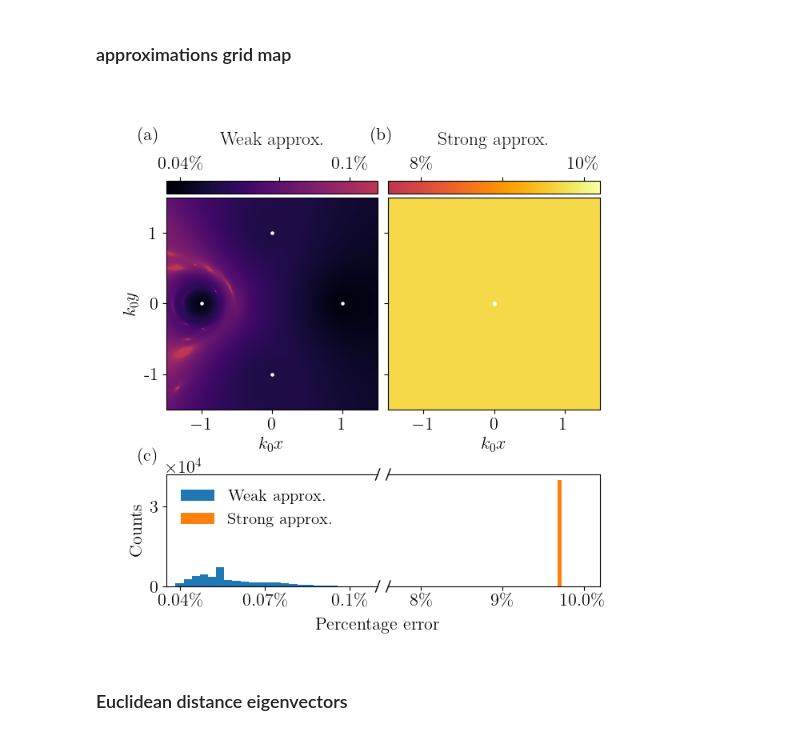
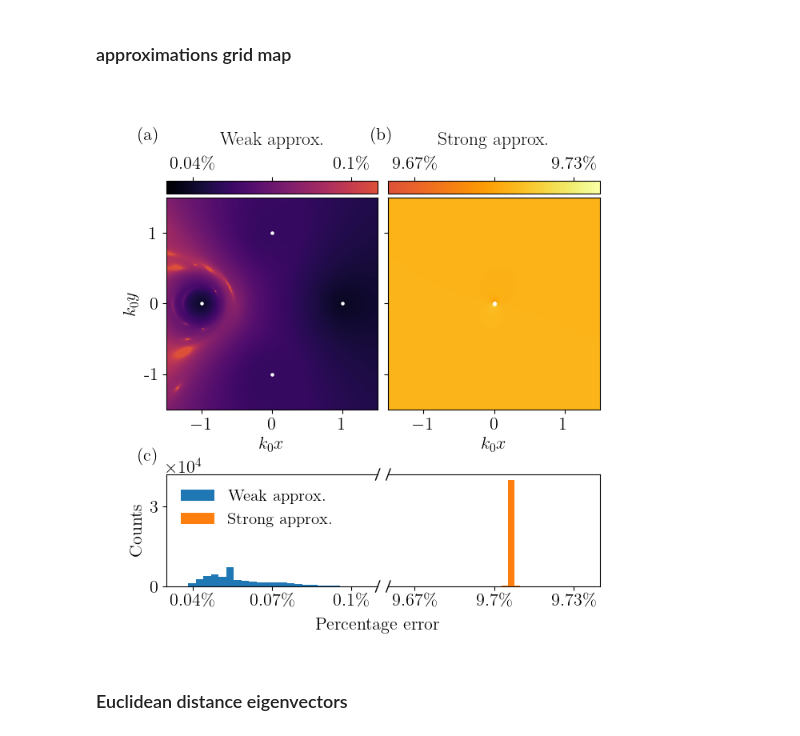
Before and after one commit to mekise/graph-theory-dda, a Jupyter notebook: notebooks/plot_paper.ipynb, the cells around one changed output. Saved outputs shown, nothing was run; the diff lists cells and outputs as text; code cells hidden in the pictures.

```diff
--- a/notebooks/plot_paper.ipynb
+++ b/notebooks/plot_paper.ipynb
@@ -209,15 +209,15 @@ for i in range(scattwk.shape[0]):
 im1 = ax.imshow(deviationavgwk,
            origin="lower",
            extent=(xx[0], xx[-1], yy[0], yy[-1]),
-           cmap=truncate_colormap(plt.get_cmap("inferno"), 0, 0.5),
-           vmin=0.00035,
+           cmap=truncate_colormap(plt.get_cmap("inferno"), 0, 0.6),
+           vmin=0.0003,
            vmax=0.0011)
 ax.set_xlabel("$k_0x$")
 ax.set_ylabel("$k_0y$")
 ax.set_yticks([-1,0,1],['-1', '0', '1'])
 divider1 = make_axes_locatable(ax)
 cax1 = divider1.append_axes("top", size="6%", pad=0.05)
-cbar1 = plt.colorbar(im1, cax=cax1, ticks=[0.0004, 0.00075, 0.001], format="%.2f", orientation="horizontal")
+cbar1 = plt.colorbar(im1, cax=cax1, ticks=[0.0004, 0.0007, 0.001], format="%.2f", orientation="horizontal")
 cbar1.set_ticklabels(['$0.04\%$', '', '$0.1\%$'])
 cax1.xaxis.set_ticks_position("top")
 
@@ -228,15 +228,15 @@ for i in range(scattst.shape[0]):
 im2 = ax.imshow(deviationavgst,
            origin="lower",
            extent=(xx[0], xx[-1], yy[0], yy[-1]),
-           cmap=truncate_colormap(plt.get_cmap("inferno"), 0.5, 1),
-           vmin=0.076,
-           vmax=0.102)
+           cmap=truncate_colormap(plt.get_cmap("inferno"), 0.6, 1),
+           vmin=0.0966,
+           vmax=0.0974)
 ax.set_xlabel("$k_0x$")
 ax.set_yticks([-1,0,1],['', '', ''])
 divider2 = make_axes_locatable(ax)
 cax2 = divider2.append_axes("top", size="6%", pad=0.05)
-cbar2 = plt.colorbar(im2, cax=cax2, ticks=[0.08, 0.09, 0.1], format="%.2f", orientation="horizontal")
-cbar2.set_ticklabels(['8\%', '', '10\%'])
+cbar2 = plt.colorbar(im2, cax=cax2, ticks=[0.0967, 0.097, 0.0973], format="%.2f", orientation="horizontal")
+cbar2.set_ticklabels(['9.67\%', '', '9.73\%'])
 cax2.xaxis.set_ticks_position("top")
 
 ax = fig.add_subplot(gs[1,0])
@@ -245,38 +245,38 @@ ax.hist(list(np.concatenate(deviationavgst).flat), bins=1, label="Strong approx.
 ax.legend(frameon=False, loc="upper left")
 ax.set_xlabel("Percentage error")
 ax.xaxis.set_label_coords(1, -0.28, transform=ax.transAxes)
 ax.set_ylabel("Counts")
 ax.set_xticks([0.0004, 0.0007, 0.001], ["$0.04\%$", "$0.07\%$", "$0.1\%$"])
 ax.set_yticks([0, 30000], ["0", "3"])
 ax.text(0, 1.03, "$\\times 10^4$", transform=ax.transAxes)
-ax.set_xlim(0.35e-3,1.1e-3)
+ax.set_xlim(0.3e-3,1.1e-3)
 ax.spines["right"].set_visible(False)
 d = .05
 kwargs = dict(transform=ax.transAxes, color='k', clip_on=False)
 ax.plot((1-0.2*d, 1+0.2*d), (-d, +d), **kwargs, lw=1)
 ax.plot((1-0.2*d, 1+0.2*d), (1-d, 1+d), **kwargs, lw=1)
 
 ax = fig.add_subplot(gs[1,1])
-ax.hist(list(np.concatenate(deviationavgst).flat), bins=1, label="strong approx.", color="C1")
-ax.set_xticks([0.08, 0.09, 0.1], ["$8\%$", "$9\%$", "$10.0\%$"])
+ax.hist(list(np.concatenate(deviationavgst).flat), bins=21, label="strong approx.", color="C1")
+ax.set_xticks([0.0967, 0.097, 0.0973], ["$9.67\%$", "$9.7\%$", "$9.73\%$"])
 ax.set_yticks([0, 30000], ["0", "3"])
-ax.set_xlim(0.076,0.102)
+ax.set_xlim(0.0966,0.0974)
 ax.spines["left"].set_visible(False)
 ax.tick_params(left=False, labelleft=False)
 d = .05
 kwargs = dict(transform=ax.transAxes, color='k', clip_on=False)
 ax.plot((-0.2*d, 0.2*d), (-d, +d), **kwargs, lw=1)
 ax.plot((-0.2*d, 0.2*d), (1-d, 1+d), **kwargs, lw=1)
 
 ax.text(-1.18, 3.98, "(a)", transform=ax.transAxes)
 ax.text(-0.08, 3.98, "(b)", transform=ax.transAxes)
 ax.text(-1.18, 1.12, "(c)", transform=ax.transAxes)
 
 # plt.tight_layout()
 # plt.savefig(saveplot)
 plt.show()
 # %% [output]
-[figure, old version]
+[figure, new version]
 # %% [markdown]
 ### Euclidean distance eigenvectors
 # %%
```
Also changed, not shown: parts of 7 cells of this notebook.
